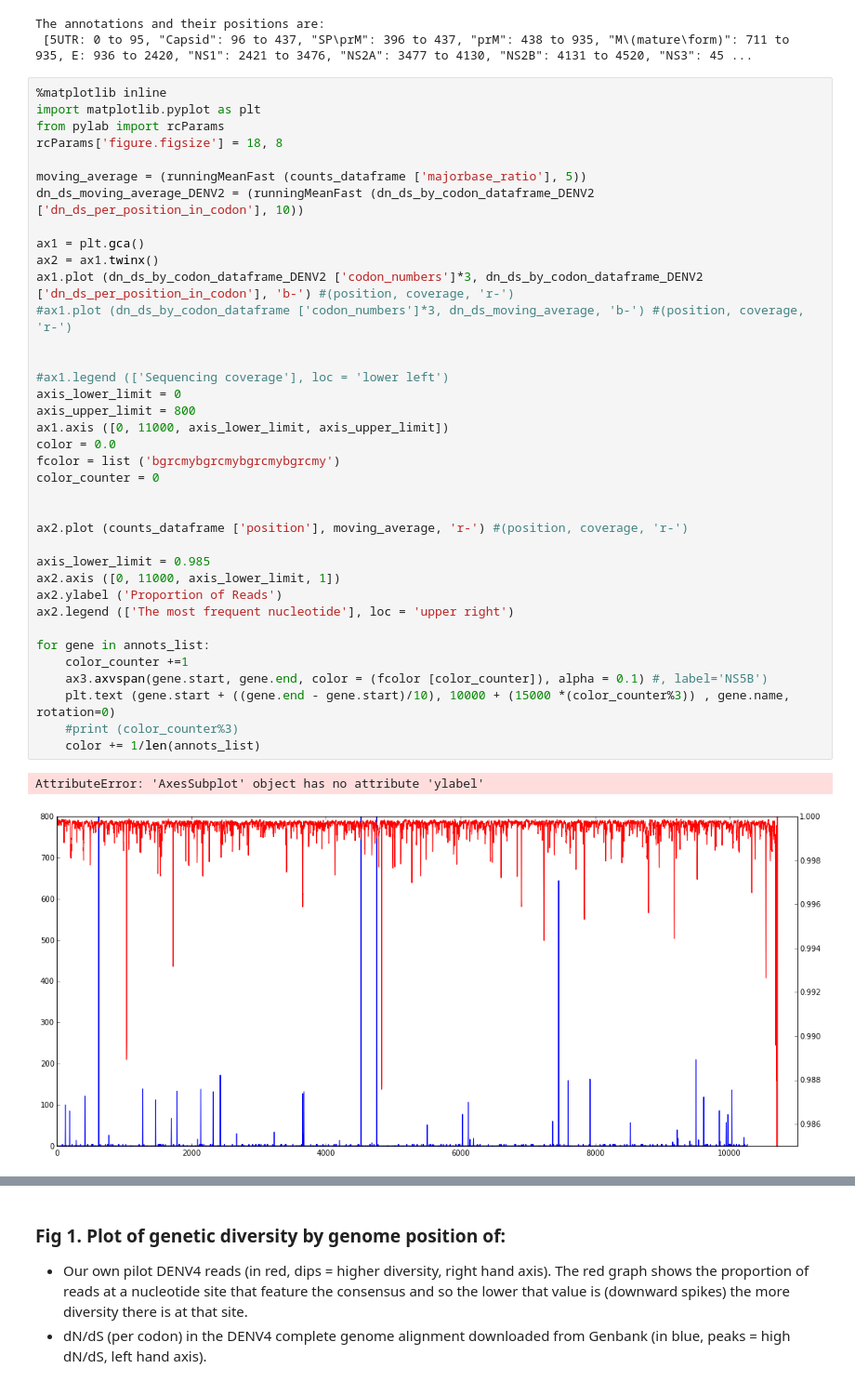
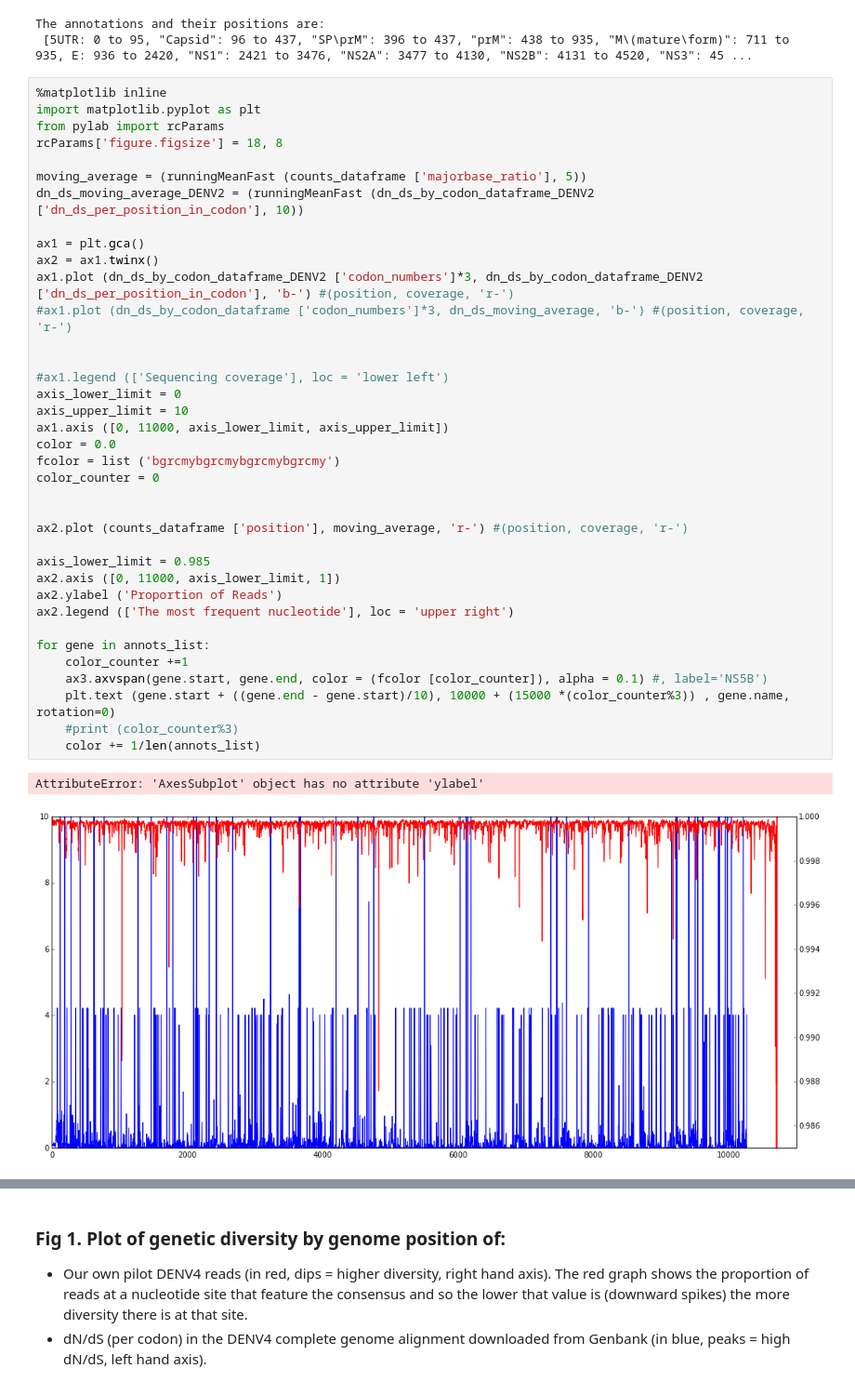
Before and after one commit to pvmarkov/DENGOMICS, a Jupyter notebook: analysis notebooks/Comparing Our Pilot Reads to DENV2 from Genbank.ipynb, the cells around one changed output, grey strips where cells are left out. Shown at 93% size. Cells and saved outputs as stored; diff of their text form.

```diff
--- a/analysis notebooks/Comparing Our Pilot Reads to DENV2 from Genbank.ipynb
+++ b/analysis notebooks/Comparing Our Pilot Reads to DENV2 from Genbank.ipynb
@@ -50,32 +51,32 @@ dn_ds_moving_average_DENV2 = (runningMeanFast (dn_ds_by_codon_dataframe_DENV2 ['
 
 ax1 = plt.gca()
 ax2 = ax1.twinx()
 ax1.plot (dn_ds_by_codon_dataframe_DENV2 ['codon_numbers']*3, dn_ds_by_codon_dataframe_DENV2 ['dn_ds_per_position_in_codon'], 'b-') #(position, coverage, 'r-')
 #ax1.plot (dn_ds_by_codon_dataframe ['codon_numbers']*3, dn_ds_moving_average, 'b-') #(position, coverage, 'r-')
 
 
 #ax1.legend (['Sequencing coverage'], loc = 'lower left')
 axis_lower_limit = 0
-axis_upper_limit = 800
+axis_upper_limit = 10
 ax1.axis ([0, 11000, axis_lower_limit, axis_upper_limit])
 color = 0.0
 fcolor = list ('bgrcmybgrcmybgrcmybgrcmy')
 color_counter = 0
 
 
 ax2.plot (counts_dataframe ['position'], moving_average, 'r-') #(position, coverage, 'r-')
 
 axis_lower_limit = 0.985
 ax2.axis ([0, 11000, axis_lower_limit, 1])
 ax2.ylabel ('Proportion of Reads')
 ax2.legend (['The most frequent nucleotide'], loc = 'upper right')
 
 for gene in annots_list:
     color_counter +=1
     ax3.axvspan(gene.start, gene.end, color = (fcolor [color_counter]), alpha = 0.1) #, label='NS5B')
     plt.text (gene.start + ((gene.end - gene.start)/10), 10000 + (15000 *(color_counter%3)) , gene.name, rotation=0)
     #print (color_counter%3)
     color += 1/len(annots_list)
 # %% [output]
 AttributeError: 'AxesSubplot' object has no attribute 'ylabel'
-[figure, old version]
+[figure, new version]
```
Also changed, not shown: parts of 11 cells of this notebook, 5 other files.
